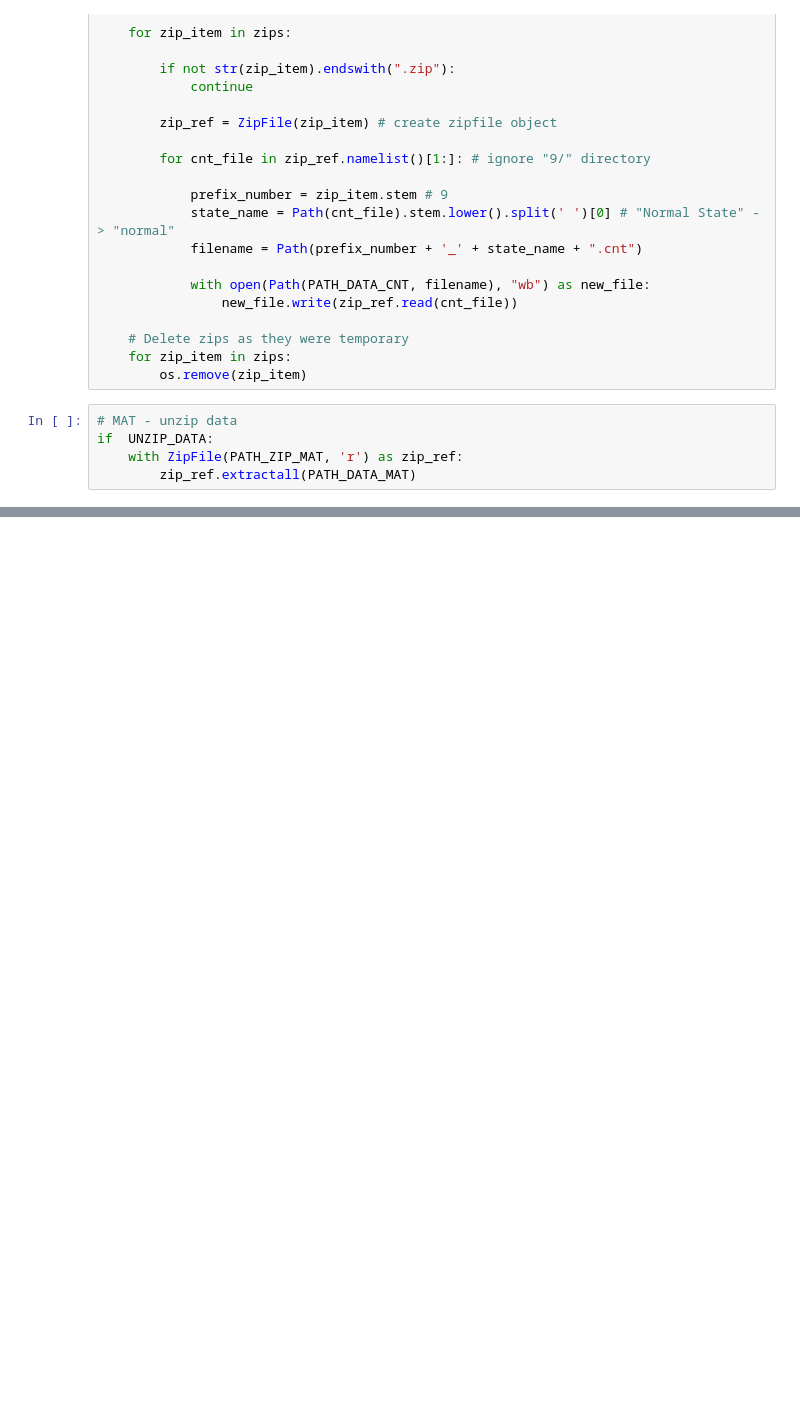
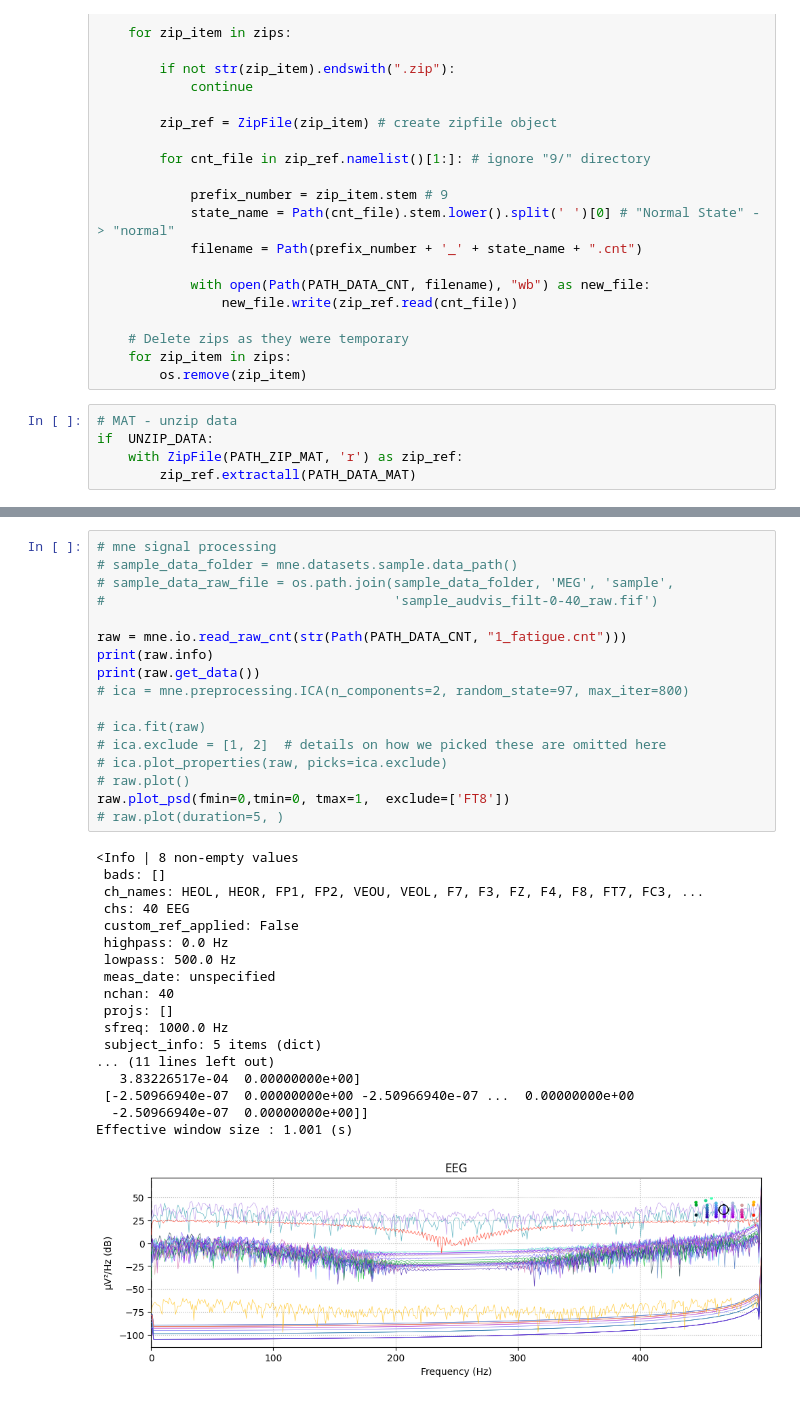
Before and after one commit to ciglenecki/eeg-driver-fatigue-detection, a Jupyter notebook: src/data_survey.ipynb, the cells around one changed output, grey strips where cells are left out. Drawn from its saved outputs; the diff is of its cells as text; blank space fills up the shorter version.

Commit message:
update readme, add image, fix small code

```diff
--- a/src/data_survey.ipynb
+++ b/src/data_survey.ipynb
@@ -98,0 +157,36 @@ for name, entropy in entropies_scaled.items():
+# %%
+# mne signal processing
+# sample_data_folder = mne.datasets.sample.data_path()
+# sample_data_raw_file = os.path.join(sample_data_folder, 'MEG', 'sample',
+#                                     'sample_audvis_filt-0-40_raw.fif')
+
+raw = mne.io.read_raw_cnt(str(Path(PATH_DATA_CNT, "1_fatigue.cnt")))
+print(raw.info)
+print(raw.get_data())
+# ica = mne.preprocessing.ICA(n_components=2, random_state=97, max_iter=800)
+
+# ica.fit(raw)
+# ica.exclude = [1, 2]  # details on how we picked these are omitted here
+# ica.plot_properties(raw, picks=ica.exclude)
+# raw.plot()
+raw.plot_psd(fmin=0,tmin=0, tmax=1,  exclude=['FT8'])
+# raw.plot(duration=5, )
+# %% [output]
+<Info | 8 non-empty values
+ bads: []
+ ch_names: HEOL, HEOR, FP1, FP2, VEOU, VEOL, F7, F3, FZ, F4, F8, FT7, FC3, ...
+ chs: 40 EEG
+ custom_ref_applied: False
+ highpass: 0.0 Hz
+ lowpass: 500.0 Hz
+ meas_date: unspecified
+ nchan: 40
+ projs: []
+ sfreq: 1000.0 Hz
+ subject_info: 5 items (dict)
+... (11 lines left out)
+   3.83226517e-04  0.00000000e+00]
+ [-2.50966940e-07  0.00000000e+00 -2.50966940e-07 ...  0.00000000e+00
+  -2.50966940e-07  0.00000000e+00]]
+Effective window size : 1.001 (s)
+[figure, added]
```
Also changed, not shown: parts of 5 cells of this notebook, 4 other files.
